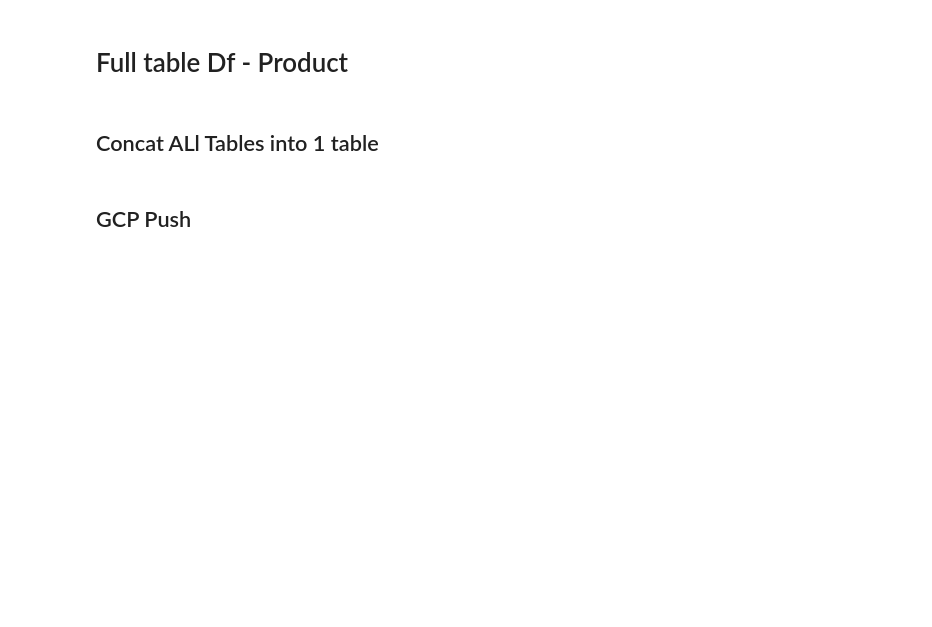
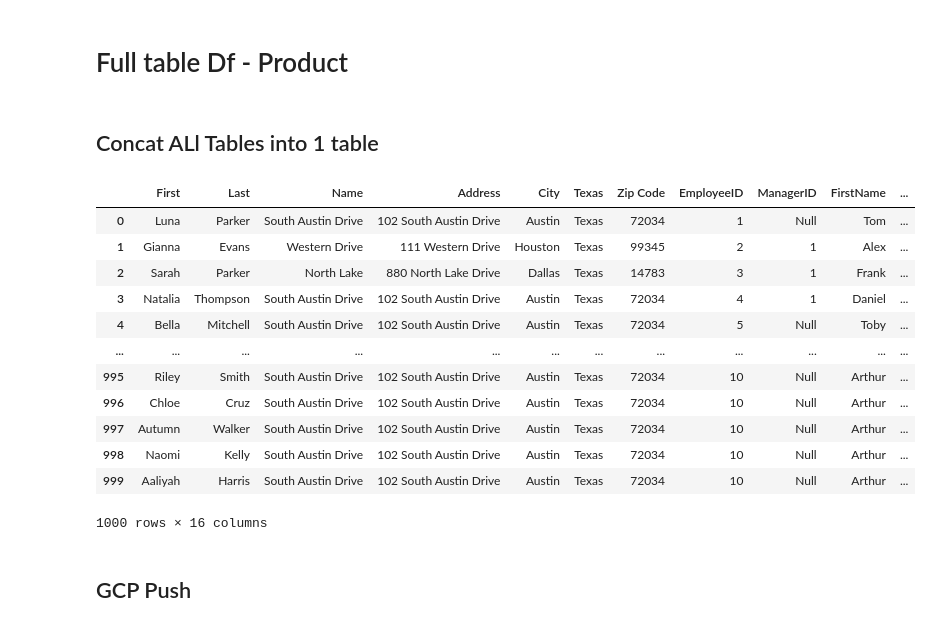
Before and after one commit to Darrenfisherlol/DataProject-CoffeeShop, a Jupyter notebook: notebook/newData.ipynb, the cells around one changed output. Cells and saved outputs as stored; diff of their text form; code cells hidden in the pictures; blank space fills up the shorter version.

Commit message:
app started and data creation done

```diff
--- a/notebook/newData.ipynb
+++ b/notebook/newData.ipynb
@@ -262,2 +262,50 @@ fullTableDF = pandas.concat([fullTableDF,productDF], axis=1)
+# %%
+# Set today's date
+date = datetime.today().date()
+
+# Define the time ranges with higher frequencies
+morning_peak_start = 7.5  # 7:30am
+morning_peak_end = 9
+afternoon_peak_start = 15.5  # 3:30pm
+afternoon_peak_end = 17
+
+times = []
+
+for _ in range(ROWCOUNT):
+    # 40% chance of morning peak
+    if np.random.rand() < 0.4:
+        hour = np.random.uniform(morning_peak_start, morning_peak_end)
+    # 30% chance of afternoon peak
+    elif np.random.rand() < 0.7:
+        hour = np.random.uniform(afternoon_peak_start, afternoon_peak_end)
+    # 40% chance of random time between 6am and 9pm
+    else:
+        hour = np.random.uniform(6, 21)
+
+    minute = np.random.uniform(0, 60)
+    time = datetime.combine(date, datetime.min.time()) + timedelta(hours=int(hour), minutes=int(minute))
+    times.append(time)
+
+# Create the pandas DataFrame
+df = pd.DataFrame({'date': [date] * len(times), 'time': times})
+dfDateTime = df.drop('date', axis=1)
+# %%
+fullTableDF = pandas.concat([fullTableDF,dfDateTime], axis=1)
+# %%
+fullTableDF
+# %% [output]
+|  | First | Last | Name | Address | City | Texas | Zip Code | EmployeeID | ManagerID | FirstName | ... |
+| 0 | Luna | Parker | South Austin Drive | 102 South Austin Drive | Austin | Texas | 72034 | 1 | Null | Tom | ... |
+| 1 | Gianna | Evans | Western Drive | 111 Western Drive | Houston | Texas | 99345 | 2 | 1 | Alex | ... |
+| 2 | Sarah | Parker | North Lake | 880 North Lake Drive | Dallas | Texas | 14783 | 3 | 1 | Frank | ... |
+| 3 | Natalia | Thompson | South Austin Drive | 102 South Austin Drive | Austin | Texas | 72034 | 4 | 1 | Daniel | ... |
+| 4 | Bella | Mitchell | South Austin Drive | 102 South Austin Drive | Austin | Texas | 72034 | 5 | Null | Toby | ... |
+| ... | ... | ... | ... | ... | ... | ... | ... | ... | ... | ... | ... |
+| 995 | Riley | Smith | South Austin Drive | 102 South Austin Drive | Austin | Texas | 72034 | 10 | Null | Arthur | ... |
+| 996 | Chloe | Cruz | South Austin Drive | 102 South Austin Drive | Austin | Texas | 72034 | 10 | Null | Arthur | ... |
+| 997 | Autumn | Walker | South Austin Drive | 102 South Austin Drive | Austin | Texas | 72034 | 10 | Null | Arthur | ... |
+| 998 | Naomi | Kelly | South Austin Drive | 102 South Austin Drive | Austin | Texas | 72034 | 10 | Null | Arthur | ... |
+| 999 | Aaliyah | Harris | South Austin Drive | 102 South Austin Drive | Austin | Texas | 72034 | 10 | Null | Arthur | ... |
+1000 rows × 16 columns
 # %% [markdown]
 ## GCP Push
```
Also changed, not shown: parts of 7 cells of this notebook, 25 other files.
